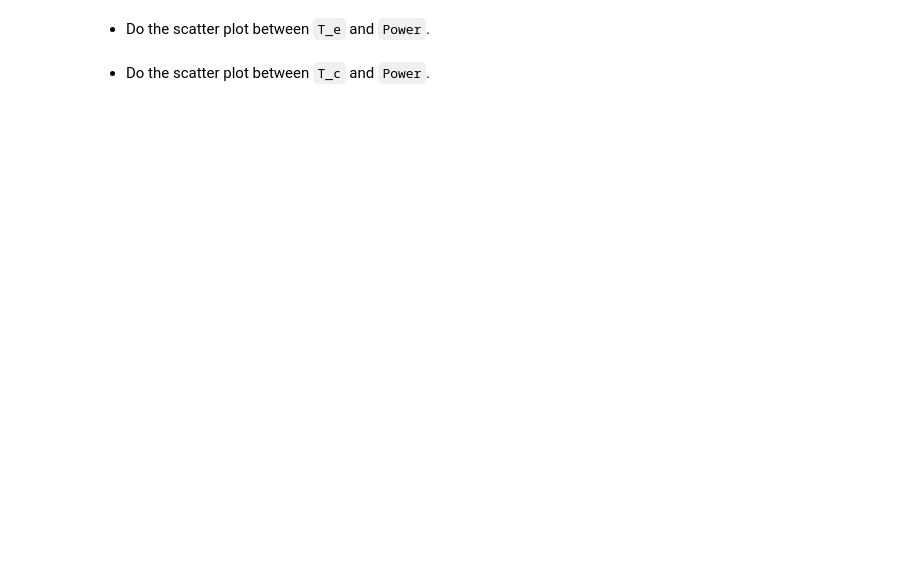
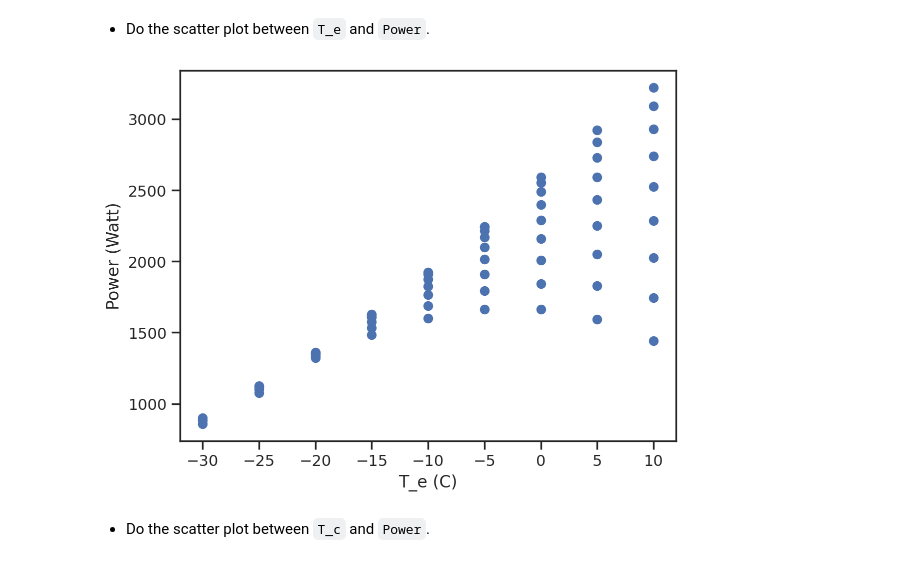
Before and after one commit to norah-wright/ME239, a Jupyter notebook: lecture04/homework_04.ipynb, the cells around one changed output. Saved outputs shown, nothing was run; the diff lists cells and outputs as text; code cells hidden in the pictures; blank space fills up the shorter version.

```diff
--- a/lecture04/homework_04.ipynb
+++ b/lecture04/homework_04.ipynb
@@ -68,2 +94,11 @@ Answer the following questions.
+# %%
+# your code here
+Te_vs_Pow, ax = plt.subplots()
+ax.scatter(comp_data['T_e'], comp_data['Power'])
+ax.set_xlabel('T_e (C)')
+ax.set_ylabel('Power (Watt)')
+plt.show()
+# %% [output]
+[figure, added]
 # %% [markdown]
 + Do the scatter plot between `T_c` and `Power`.
```
Also changed, not shown: parts of 15 cells of this notebook.
